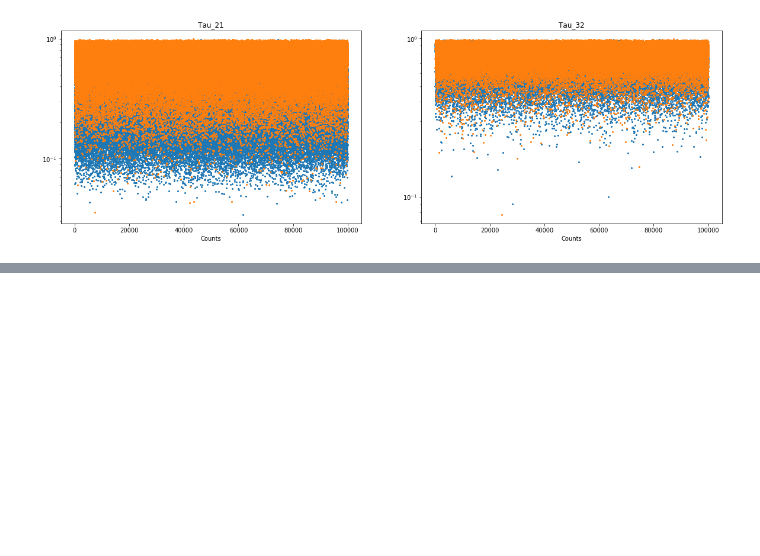
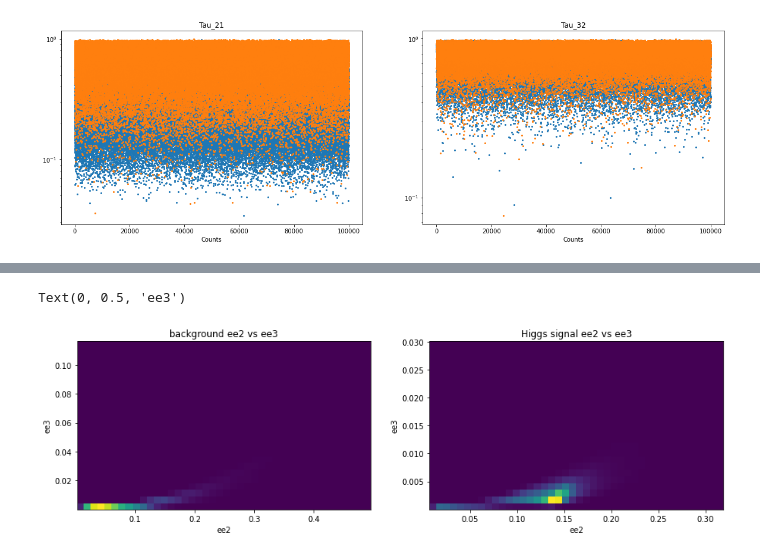
Before and after one commit to MikePhen12/Phys_434_portfolio, a Jupyter notebook: Lab_5.ipynb, the cells around one changed output, grey strips where cells are left out. Saved outputs shown, nothing was run; the diff lists cells and outputs as text; code cells hidden in the pictures; blank space fills up the shorter version.

```diff
--- a/Lab_5.ipynb
+++ b/Lab_5.ipynb
@@ -365,0 +414,16 @@ ax1.set_yscale('log')
+# %%
+fig, (ax1, ax2) = plt.subplots(1, 2, figsize = (15, 4))
+
+ax1.hist2d(qcd_background_data['ee2'], qcd_background_data['ee3'], bins = [42, 25])
+ax1.set_title("background ee2 vs ee3")
+ax1.set_xlabel('ee2')
+ax1.set_ylabel('ee3')
+
+
+ax2.hist2d(higgs_data['ee2'], higgs_data['ee3'], bins = [42, 25])
+ax2.set_title("Higgs signal ee2 vs ee3")
+ax2.set_xlabel('ee2')
+ax2.set_ylabel('ee3')
+# %% [output]
+Text(0, 0.5, 'ee3')
+[figure, added]
```
Also changed, not shown: parts of 11 cells of this notebook.
